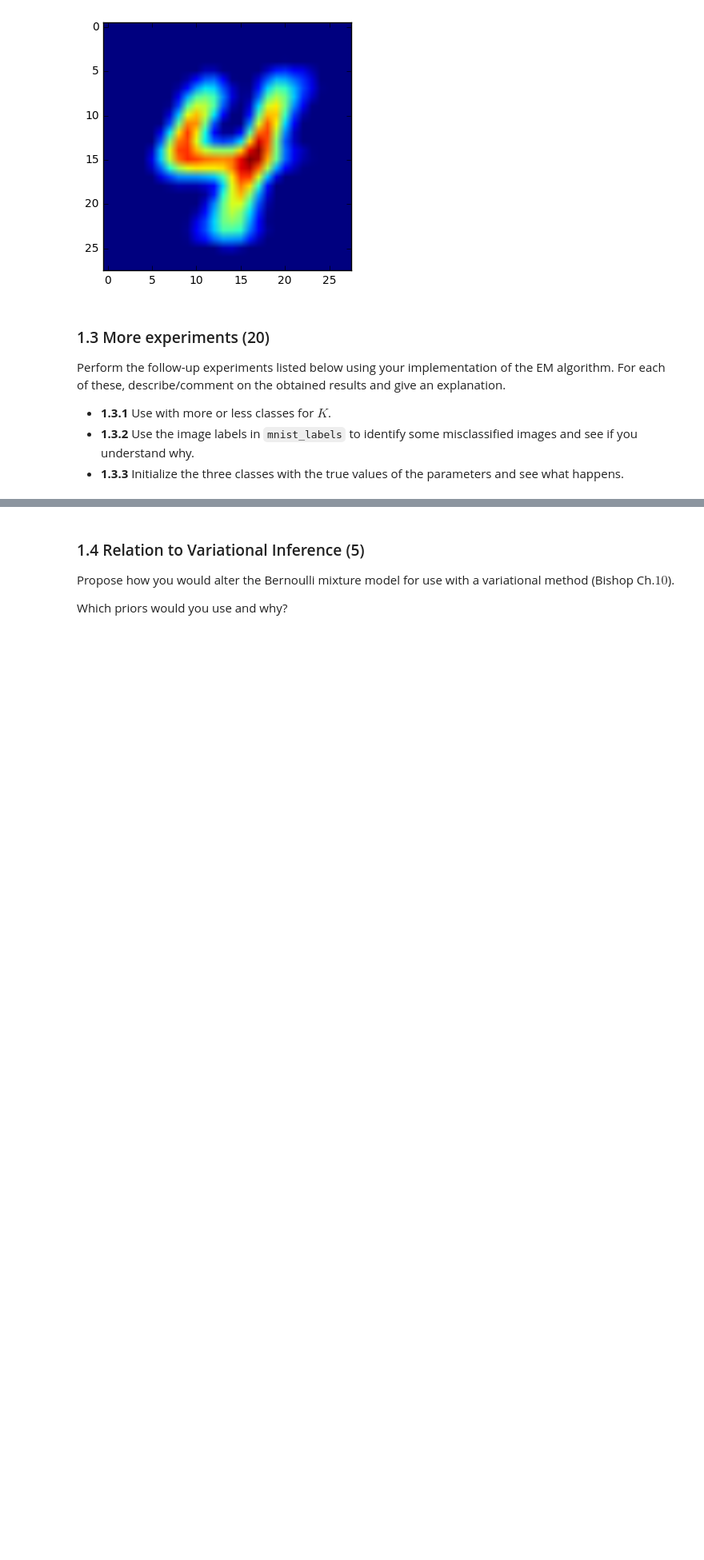
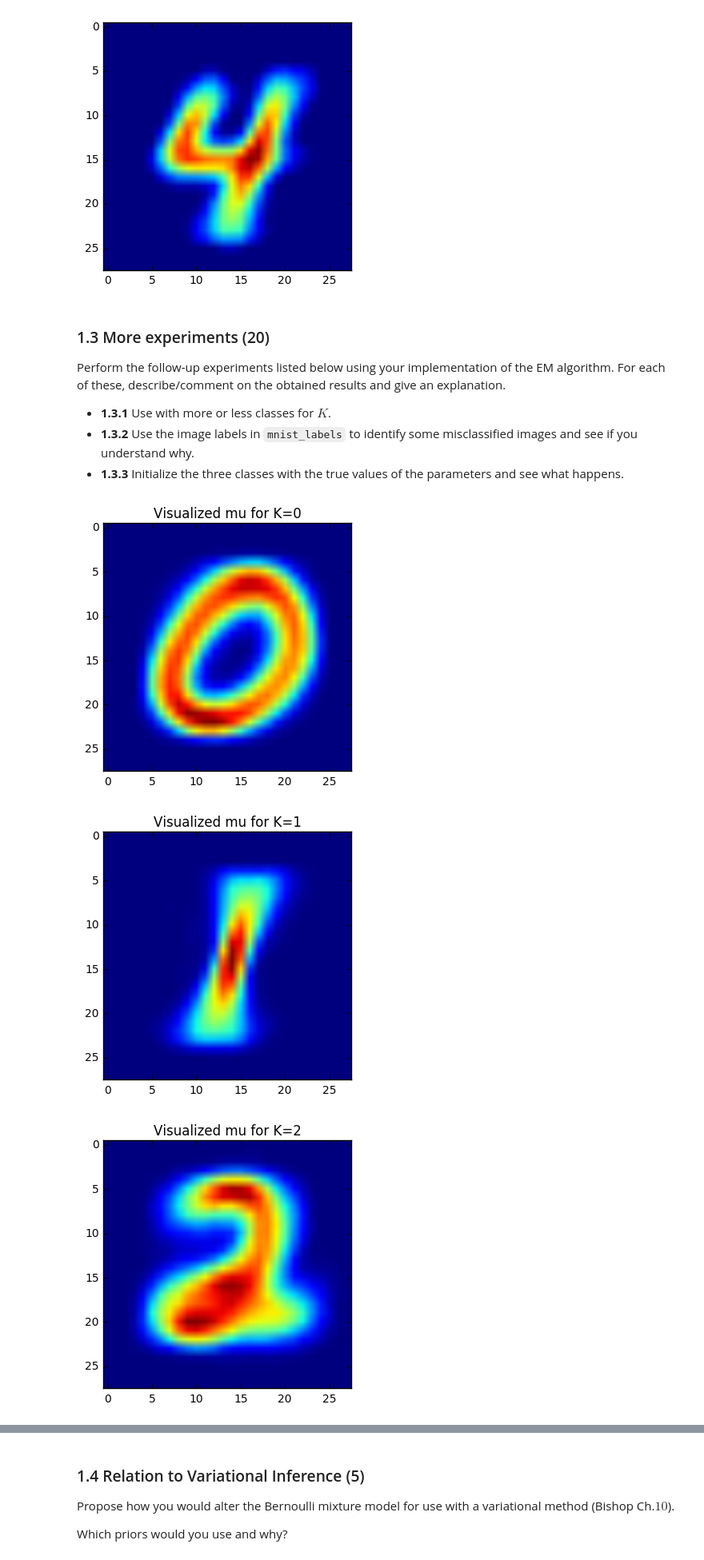
Before and after one commit to Braamling/machine-learning-2, a Jupyter notebook: assignment-3/Lab3-bram.ipynb, the cells around one changed output, grey strips where cells are left out. Shown at 80% size. Cells and saved outputs as stored; diff of their text form; code cells hidden in the pictures; blank space fills up the shorter version.

Commit message:
real mu and pi, for ari! Hey dat rijmt :)

```diff
--- a/assignment-3/Lab3-bram.ipynb
+++ b/assignment-3/Lab3-bram.ipynb
@@ -266,3 +266,32 @@ responsibilities, pi, mu = EM(sampled_images, K, max_iter)
 
 # Use the M and amount of clusters to visualize the results
 visualize_weights(mu, K)
+# %%
+# 1.3.2
+from collections import Counter
+
+def real_pi(labels):
+    counts =  dict(Counter(labels))
+    pi = np.asarray([counts[i] for i in range(len(counts.keys()))]).astype(float)
+    return pi / pi.sum()
+
+def real_mu(images, labels):
+    mapping = {i: l for (i, l) in enumerate(sorted(set(mnist_labels)))}
+
+    mu = np.zeros((len(images[0, :]), len(set(mnist_labels))))
+
+    for image, label in zip(images, labels):
+        mu[:,mapping[label]] += image
+
+    return mu / mu.sum(axis=0)
+
+
+# print len(set(mnist_labels))
+r_mu = real_mu(mnist_images, mnist_labels)
+r_pi = real_pi(mnist_labels)
+
+visualize_weights(r_mu, 10)
+# %% [output]
+[figure, added]
+[figure, added]
+[figure, added]
```
Also changed, not shown: parts of 2 cells of this notebook.
